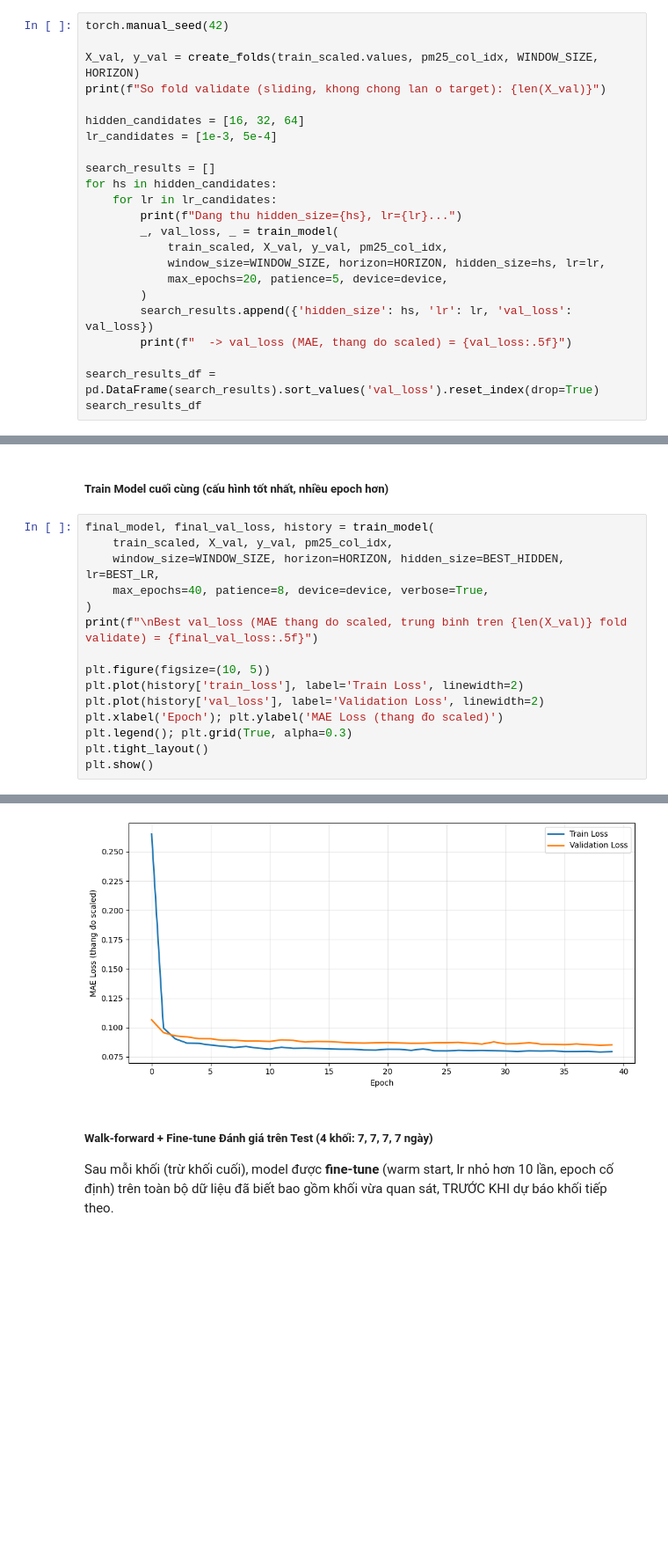
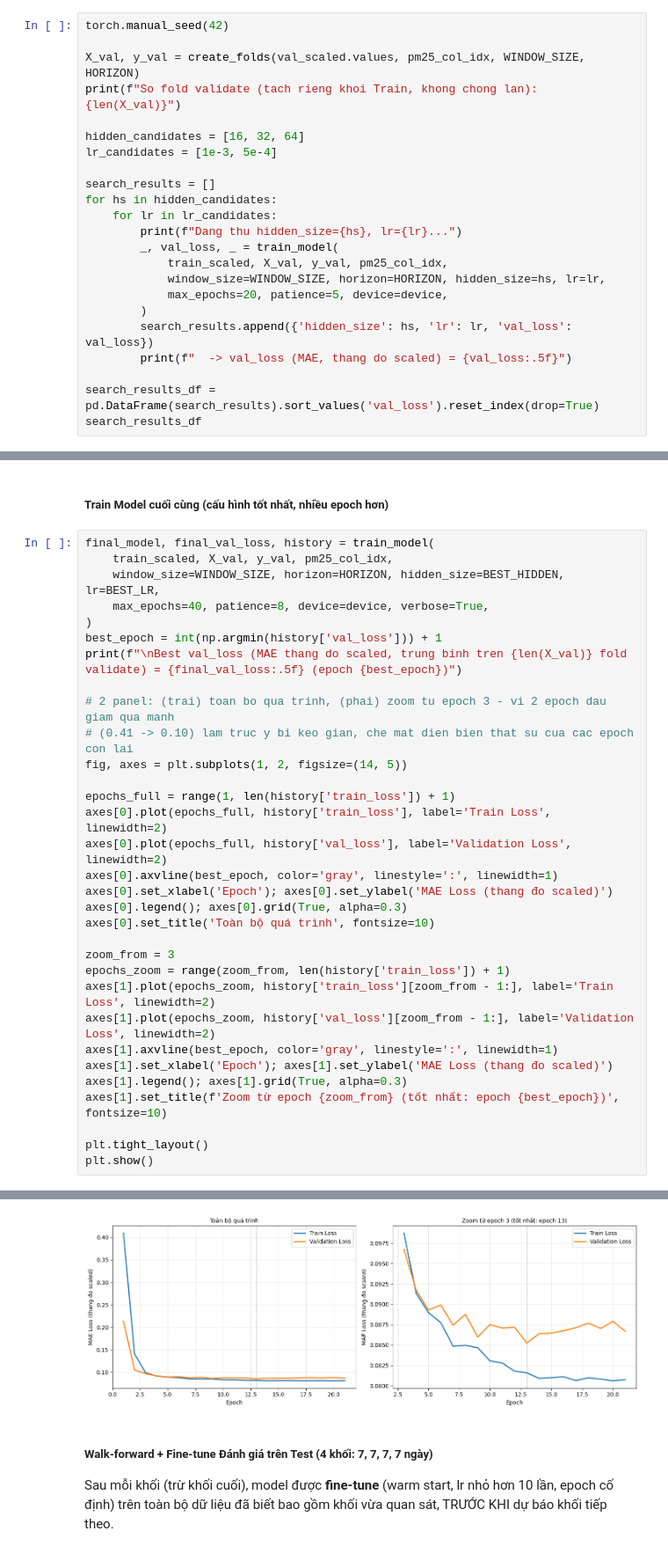
Before and after one commit to thiennguyen37-qn/PM2.5-GRU, a Jupyter notebook: 06_experiment.ipynb, the cells around one changed output, grey strips where cells are left out. Shown at 88% size. Drawn from its saved outputs; the diff is of its cells as text; blank space fills up the shorter version.

```diff
--- a/06_experiment.ipynb
+++ b/06_experiment.ipynb
@@ -282,8 +292,8 @@ def fine_tune(model, extended_scaled, pm25_col_idx, window_size, horizon, lr, ep
 # %%
 torch.manual_seed(42)
 
-X_val, y_val = create_folds(train_scaled.values, pm25_col_idx, WINDOW_SIZE, HORIZON)
-print(f"So fold validate (sliding, khong chong lan o target): {len(X_val)}")
+X_val, y_val = create_folds(val_scaled.values, pm25_col_idx, WINDOW_SIZE, HORIZON)
+print(f"So fold validate (tach rieng khoi Train, khong chong lan): {len(X_val)}")
 
 hidden_candidates = [16, 32, 64]
 lr_candidates = [1e-3, 5e-4]
@@ -342,13 +352,30 @@ final_model, final_val_loss, history = train_model(
     window_size=WINDOW_SIZE, horizon=HORIZON, hidden_size=BEST_HIDDEN, lr=BEST_LR,
     max_epochs=40, patience=8, device=device, verbose=True,
 )
-print(f"\nBest val_loss (MAE thang do scaled, trung binh tren {len(X_val)} fold validate) = {final_val_loss:.5f}")
+best_epoch = int(np.argmin(history['val_loss'])) + 1
+print(f"\nBest val_loss (MAE thang do scaled, trung binh tren {len(X_val)} fold validate) = {final_val_loss:.5f} (epoch {best_epoch})")
 
-plt.figure(figsize=(10, 5))
-plt.plot(history['train_loss'], label='Train Loss', linewidth=2)
-plt.plot(history['val_loss'], label='Validation Loss', linewidth=2)
-plt.xlabel('Epoch'); plt.ylabel('MAE Loss (thang đo scaled)')
-plt.legend(); plt.grid(True, alpha=0.3)
+# 2 panel: (trai) toan bo qua trinh, (phai) zoom tu epoch 3 - vi 2 epoch dau giam qua manh
+# (0.41 -> 0.10) lam truc y bi keo gian, che mat dien bien that su cua cac epoch con lai
+fig, axes = plt.subplots(1, 2, figsize=(14, 5))
+
+epochs_full = range(1, len(history['train_loss']) + 1)
+axes[0].plot(epochs_full, history['train_loss'], label='Train Loss', linewidth=2)
+axes[0].plot(epochs_full, history['val_loss'], label='Validation Loss', linewidth=2)
+axes[0].axvline(best_epoch, color='gray', linestyle=':', linewidth=1)
+axes[0].set_xlabel('Epoch'); axes[0].set_ylabel('MAE Loss (thang đo scaled)')
+axes[0].legend(); axes[0].grid(True, alpha=0.3)
+axes[0].set_title('Toàn bộ quá trình', fontsize=10)
+
+zoom_from = 3
+epochs_zoom = range(zoom_from, len(history['train_loss']) + 1)
+axes[1].plot(epochs_zoom, history['train_loss'][zoom_from - 1:], label='Train Loss', linewidth=2)
+axes[1].plot(epochs_zoom, history['val_loss'][zoom_from - 1:], label='Validation Loss', linewidth=2)
+axes[1].axvline(best_epoch, color='gray', linestyle=':', linewidth=1)
+axes[1].set_xlabel('Epoch'); axes[1].set_ylabel('MAE Loss (thang đo scaled)')
+axes[1].legend(); axes[1].grid(True, alpha=0.3)
+axes[1].set_title(f'Zoom từ epoch {zoom_from} (tốt nhất: epoch {best_epoch})', fontsize=10)
+
 plt.tight_layout()
 plt.show()
 # %% [output]
@@ -372,4 +399,4 @@ Best val_loss (MAE thang do scaled, trung binh tren 203 fold validate) = 0.08479
-[figure, old version]
+[figure, new version]
 # %% [markdown]
 ##### Walk-forward + Fine-tune Đánh giá trên Test (4 khối: 7, 7, 7, 7 ngày)
 
```
Also changed, not shown: parts of 7 cells of this notebook, 6 other files.
